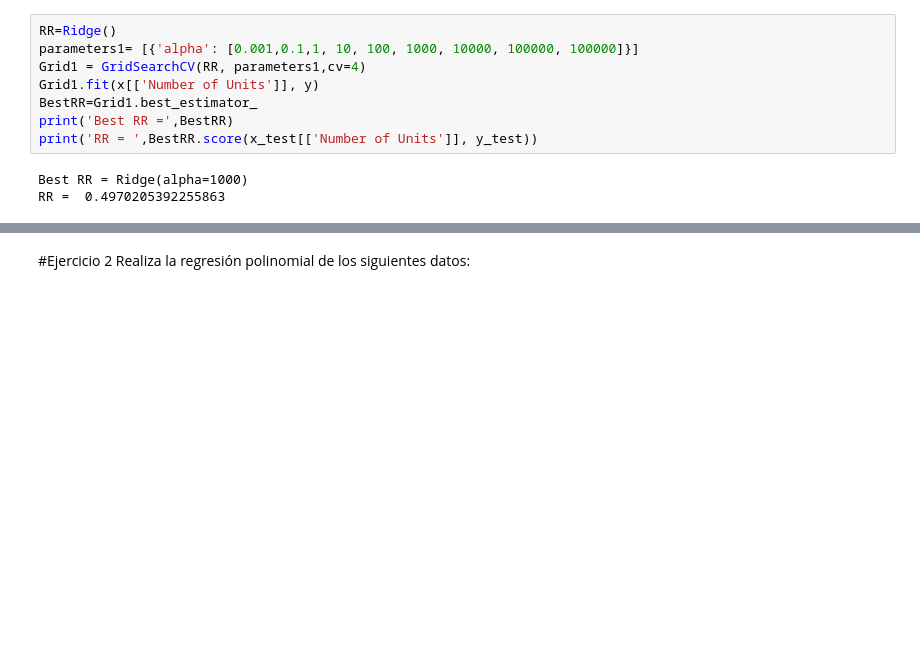
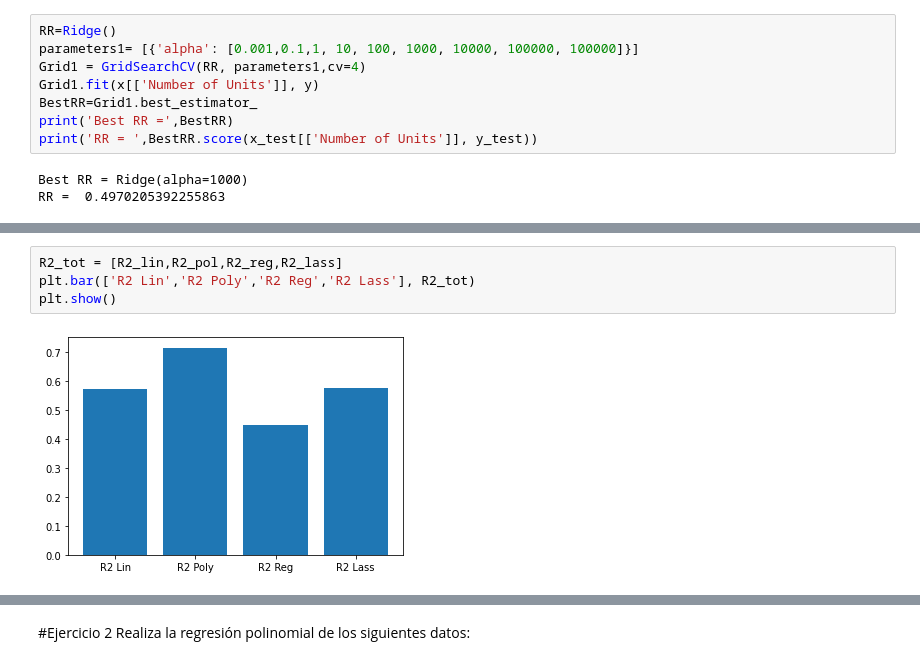
Before and after one commit to torhec1234/Actividades_Aprendizaje-, a Jupyter notebook: TecMty_Regresion_lineal_polinomial.ipynb, the cells around one changed output, grey strips where cells are left out. Saved outputs shown, nothing was run; the diff lists cells and outputs as text; blank space fills up the shorter version.

```diff
--- a/TecMty_Regresion_lineal_polinomial.ipynb
+++ b/TecMty_Regresion_lineal_polinomial.ipynb
@@ -493,0 +581,6 @@ TypeError: ignored
+# %%
+R2_tot = [R2_lin,R2_pol,R2_reg,R2_lass]
+plt.bar(['R2 Lin','R2 Poly','R2 Reg','R2 Lass'], R2_tot)
+plt.show()
+# %% [output]
+[figure, added]
```
Also changed, not shown: parts of 20 cells of this notebook.
